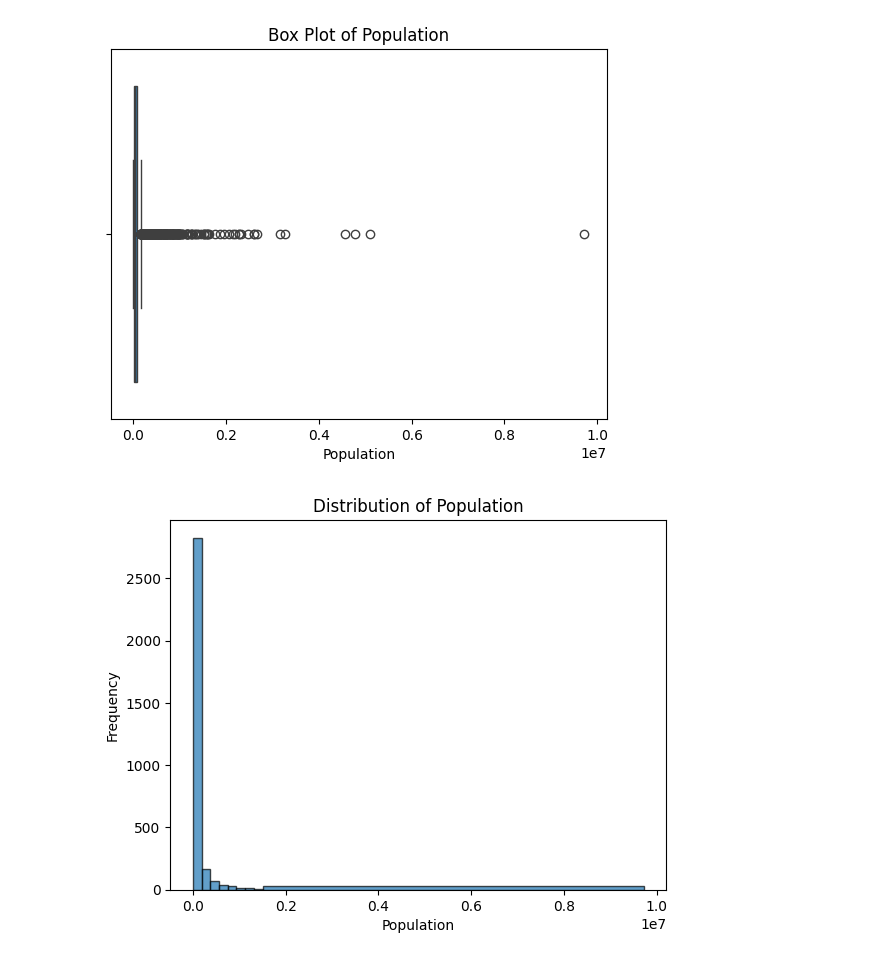
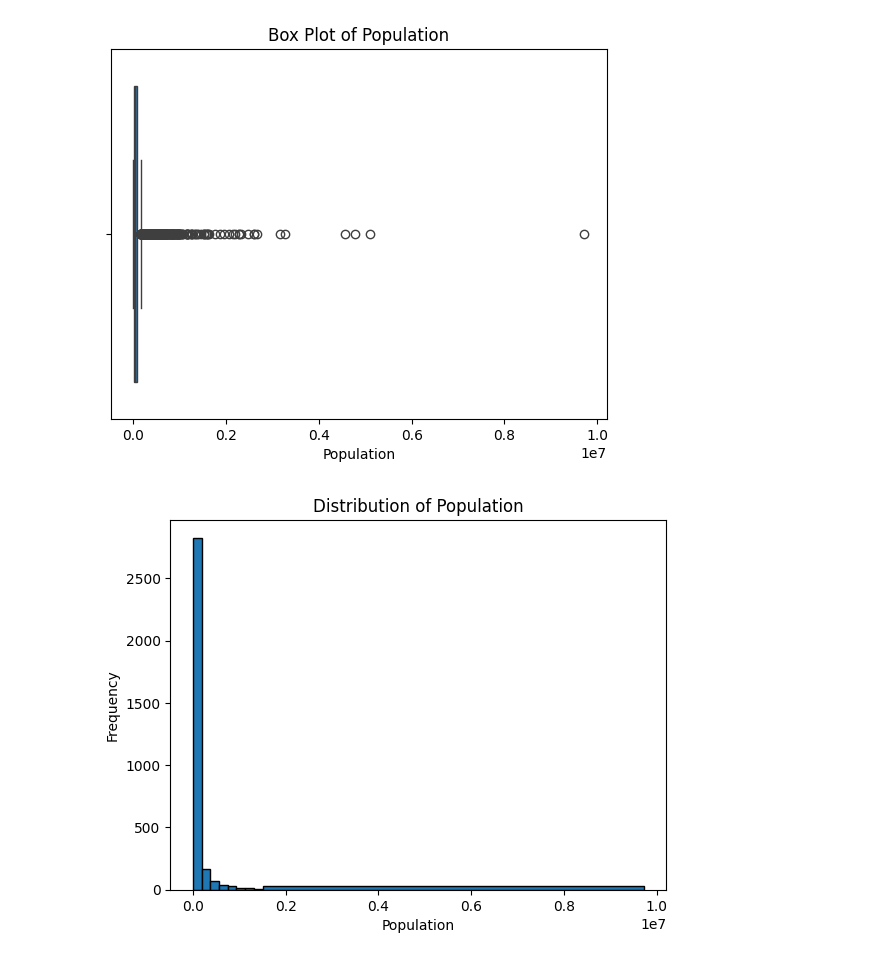
Before and after one commit to hemanthy1/Anthropocene-Institute-Capstone, a Jupyter notebook: backend/Feature-processing.ipynb, the cells around one changed output. Cells and saved outputs as stored; diff of their text form; code cells hidden in the pictures.

```diff
--- a/backend/Feature-processing.ipynb
+++ b/backend/Feature-processing.ipynb
@@ -25,10 +25,10 @@ num_bins = 10
 
 bin_edges = list(np.linspace(reforestation['Population'].min(), threshold, num_bins - 1)) + [reforestation['Population'].max()]
 # %%
-plt.hist(reforestation['Population'], bins=bin_edges, edgecolor='k', alpha=0.7)
+plt.hist(reforestation['Population'], bins=bin_edges, edgecolor='k')
 plt.xlabel('Population')
 plt.ylabel('Frequency')
 plt.title('Distribution of Population')
 plt.show()
 # %% [output]
-[figure, old version]
+[figure, new version]
```
